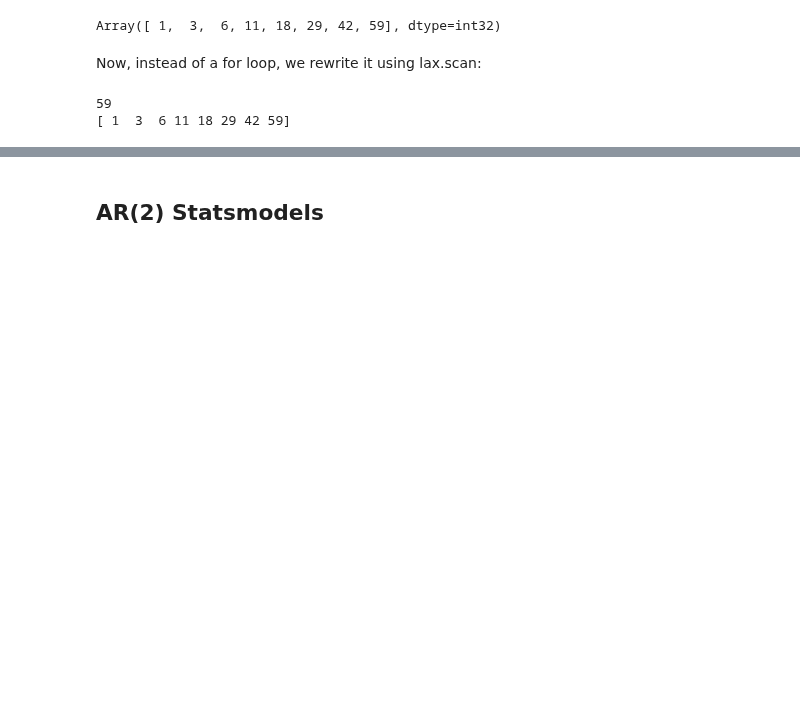
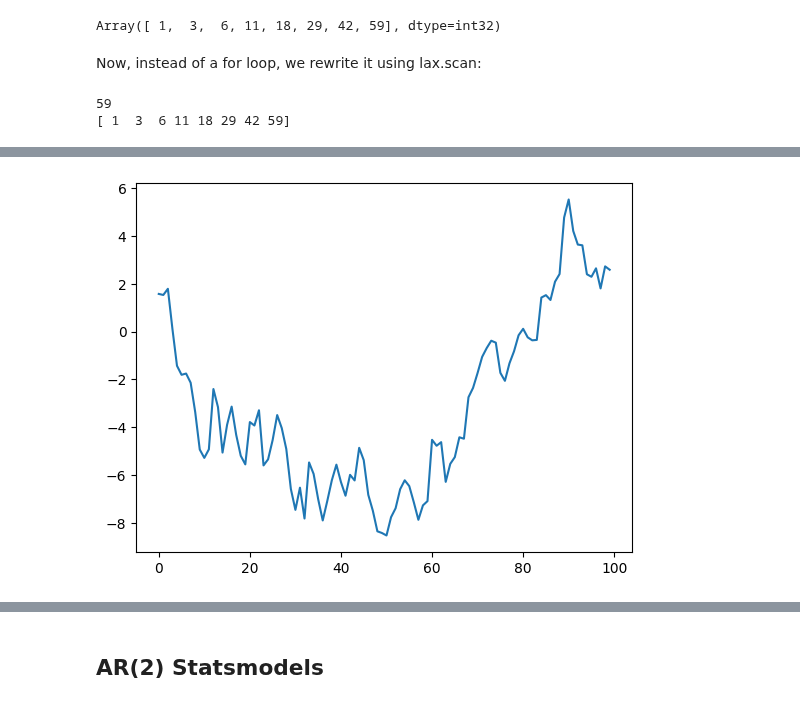
Before and after one commit to banditkings/learning-causal-impact, a Jupyter notebook: notebooks/0.1-numpyro_scan.ipynb, the cells around one changed output, grey strips where cells are left out. Cells and saved outputs as stored; diff of their text form; code cells hidden in the pictures; blank space fills up the shorter version.

```diff
--- a/notebooks/0.1-numpyro_scan.ipynb
+++ b/notebooks/0.1-numpyro_scan.ipynb
@@ -93,0 +118,23 @@ print(results)
+# %%
+import numpyro
+from numpyro.contrib.control_flow import scan
+import numpyro.distributions as dist
+import matplotlib.pyplot as plt
+
+def random_walk(value, x):
+    # Being really explicit here
+    value = value + numpyro.sample('x', dist.Normal(0, 1.))
+    return value, value
+
+init_0 = 0
+n_steps = 100
+T = jnp.arange(n_steps)
+
+# Need the `seed` effect handler in a context manager because of
+# the need for a PRNG key within `numpyro.sample`
+with numpyro.handlers.seed(rng_seed=42):
+    final_location, locations = scan(random_walk, init=init_0, xs=T)
+
+plt.plot(T, locations);
+# %% [output]
+[figure, added]
```
Also changed, not shown: parts of 45 cells of this notebook, 7 other files.
